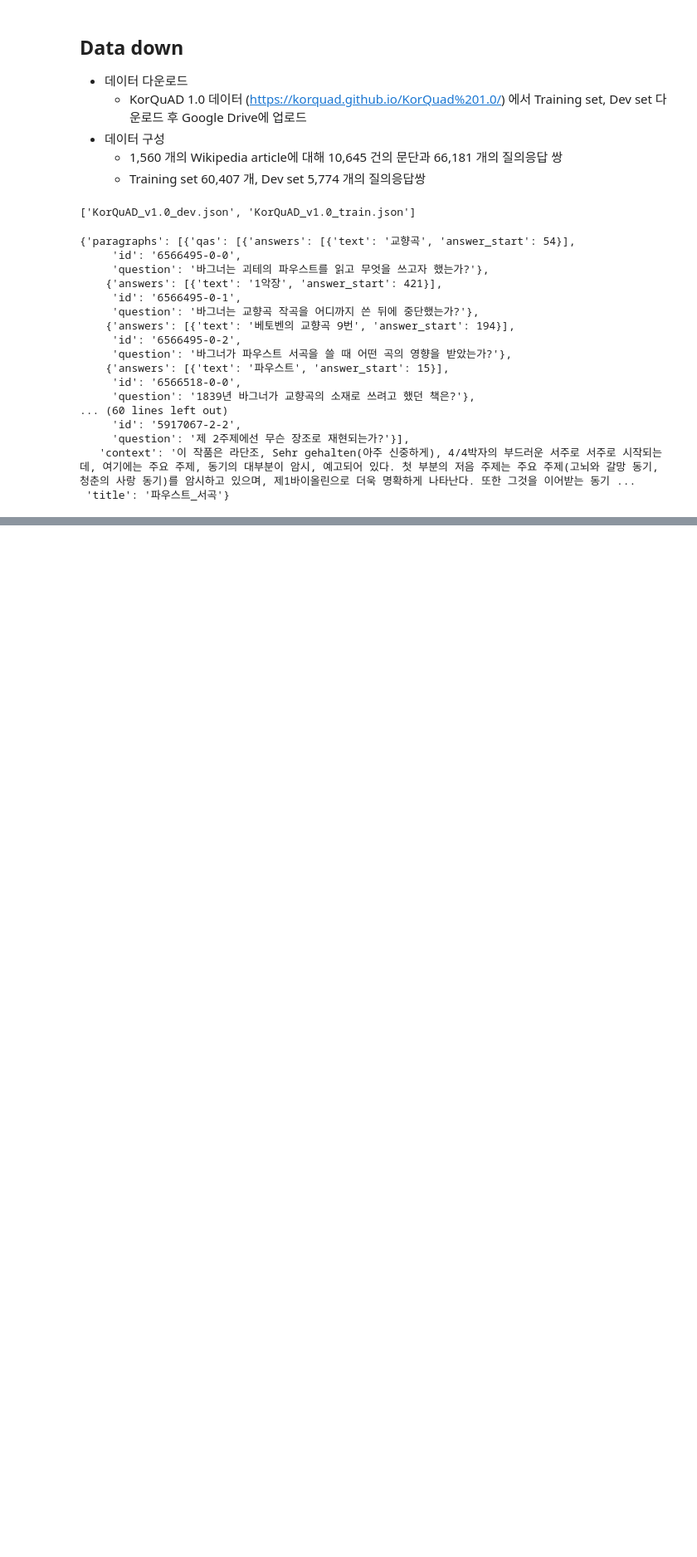
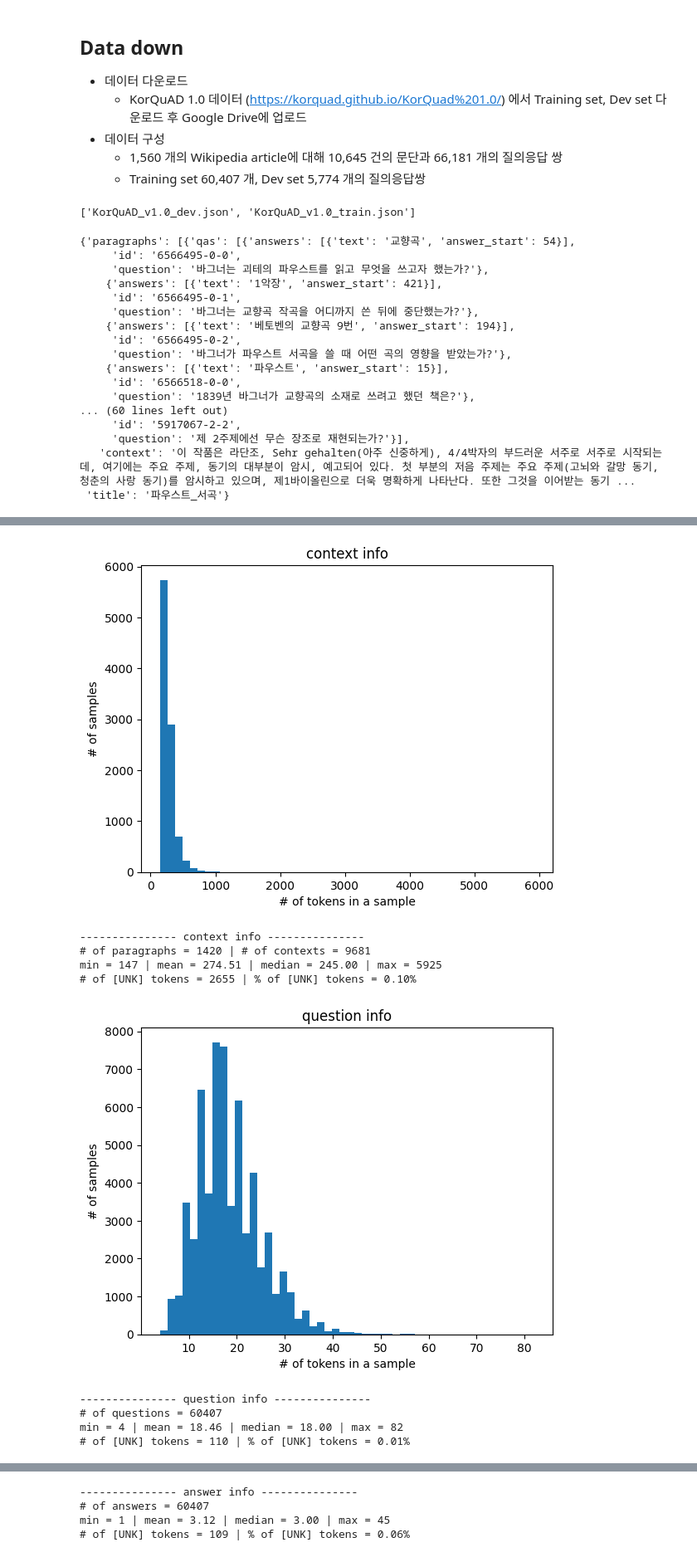
Before and after one commit to seonydg/KoELECTRA_for_question_answering-mrc-_with_korquad_dataset, a Jupyter notebook: KoECECTRA_MRC_.ipynb, the cells around one changed output, grey strips where cells are left out. Shown at 83% size. Drawn from its saved outputs; the diff is of its cells as text; code cells hidden in the pictures; blank space fills up the shorter version.

```diff
--- a/KoECECTRA_MRC_.ipynb
+++ b/KoECECTRA_MRC_.ipynb
@@ -75,0 +80,4 @@ data[0]
+# %%
+# KoELECTRA-Base-v3
+model = ElectraModel.from_pretrained("monologg/koelectra-base-v3-discriminator")
+tokenizer = ElectraTokenizer.from_pretrained("monologg/koelectra-base-v3-discriminator")
@@ -75,0 +136,62 @@ data[0]
+# %%
+## context
+min = numpy.min(cont_lens)
+mean = numpy.mean(cont_lens)
+median = numpy.median(cont_lens)
+max = numpy.max(cont_lens)
+
+plt.hist(cont_lens, bins=50)
+plt.xlabel('# of tokens in a sample')
+plt.ylabel('# of samples')
+plt.title('context info')
+plt.show()
+
+print('--------------- context info ---------------')
+print('# of paragraphs = {} | # of contexts = {}'.format(para_num, cont_num))
+print('min = {} | mean = {:.2f} | median = {:.2f} | max = {}'.format(min, mean, median, max))
+print('# of [UNK] tokens = {} | % of [UNK] tokens = {:.2f}%'.format(cont_unk_num, 100*(cont_unk_num/sum(cont_lens))))
+
+## question
+min = numpy.min(q_lens)
+mean = numpy.mean(q_lens)
+median = numpy.median(q_lens)
+max = numpy.max(q_lens)
+
+plt.hist(q_lens, bins=50)
+plt.xlabel('# of tokens in a sample')
+plt.ylabel('# of samples')
+plt.title('question info')
+plt.show()
+
+print('--------------- question info ---------------')
+print('# of questions = {}'.format(q_num))
+print('min = {} | mean = {:.2f} | median = {:.2f} | max = {}'.format(min, mean, median, max))
+print('# of [UNK] tokens = {} | % of [UNK] tokens = {:.2f}%'.format(q_unk_num, 100*(q_unk_num/sum(q_lens))))
+
+## answer
+min = numpy.min(a_lens)
+mean = numpy.mean(a_lens)
+median = numpy.median(a_lens)
+max = numpy.max(a_lens)
+
+plt.hist(a_lens, bins=50)
+plt.xlabel('# of tokens in a sample')
+plt.ylabel('# of samples')
+plt.title('answer info')
+plt.show()
+
+print('--------------- answer info ---------------')
+print('# of answers = {}'.format(q_num))
+print('min = {} | mean = {:.2f} | median = {:.2f} | max = {}'.format(min, mean, median, max))
+print('# of [UNK] tokens = {} | % of [UNK] tokens = {:.2f}%'.format(a_unk_num, 100*(a_unk_num/sum(a_lens))))
+# %% [output]
+[figure, added]
+--------------- context info ---------------
+# of paragraphs = 1420 | # of contexts = 9681
+min = 147 | mean = 274.51 | median = 245.00 | max = 5925
+# of [UNK] tokens = 2655 | % of [UNK] tokens = 0.10%
+[figure, added]
+--------------- question info ---------------
+# of questions = 60407
+min = 4 | mean = 18.46 | median = 18.00 | max = 82
+# of [UNK] tokens = 110 | % of [UNK] tokens = 0.01%
@@ -75,0 +199,4 @@ data[0]
+--------------- answer info ---------------
+# of answers = 60407
+min = 1 | mean = 3.12 | median = 3.00 | max = 45
+# of [UNK] tokens = 109 | % of [UNK] tokens = 0.06%
```
Also changed, not shown: parts of 5 cells of this notebook.
